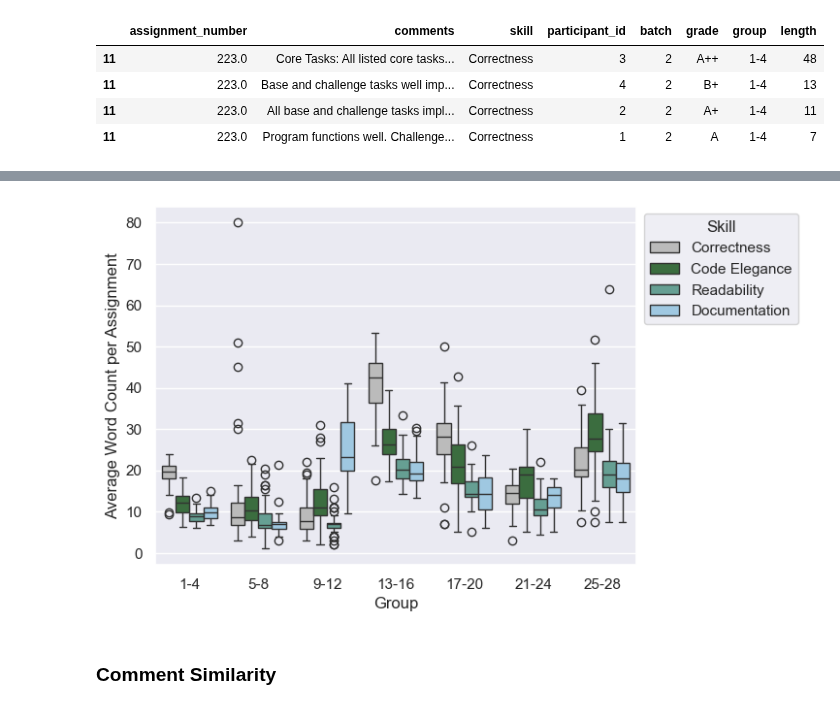
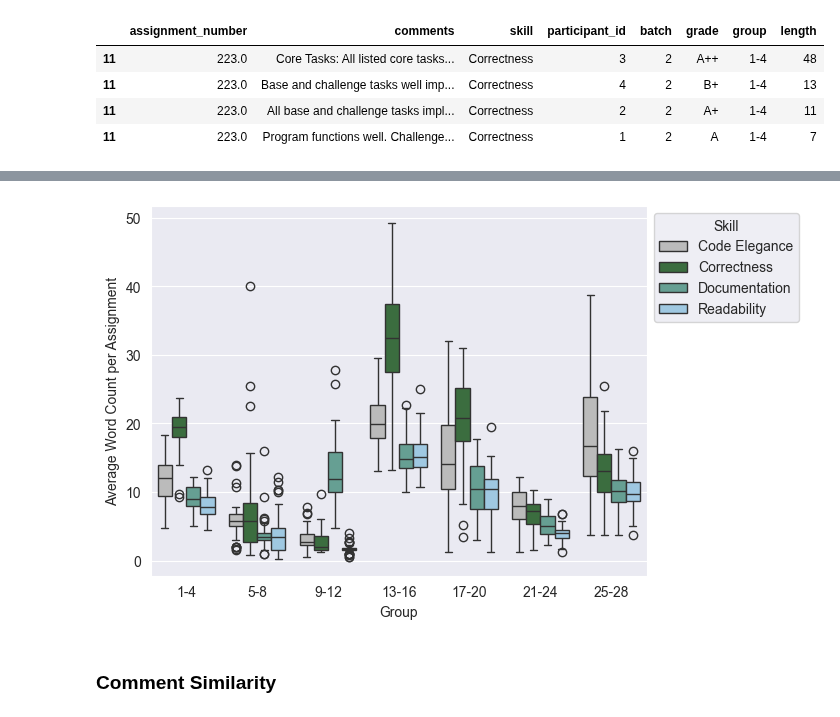
Before and after one commit to m-messer/Consistency_In_Grading_Analysis, a Jupyter notebook: feedback/feedback_inter_consistency.ipynb, the cells around one changed output, grey strips where cells are left out. Drawn from its saved outputs; the diff is of its cells as text; code cells hidden in the pictures.

```diff
--- a/feedback/feedback_inter_consistency.ipynb
+++ b/feedback/feedback_inter_consistency.ipynb
@@ -84,6 +84,8 @@ feedback_df.head()
 ### Length
 # %%
 feedback_df = feedback_df[feedback_df['comments'] != 'No comment supplied']
+feedback_df['comments'] = feedback_df['comments'].fillna('')
+
 feedback_df['length'] = feedback_df['comments'].apply(lambda comment: len(simple_preprocess(comment)))
 
 feedback_df_mean = feedback_df[['group', 'skill', 'assignment_number', 'length']].groupby(['skill', 'group', 'assignment_number'], observed=True).mean().reset_index()
@@ -192,10 +194,10 @@ feedback_df[(feedback_df['group'] == '1-4') &(feedback_df['skill'] == 'Correctne
 # %%
-length_plt = sns.boxplot(feedback_df_mean, x='group', y='length', hue='skill', dodge=True, palette=sns.color_palette([grey, darkgreen, teal, blue]), hue_order=['Correctness', 'Code Elegance', 'Readability', 'Documentation'])
+length_plt = sns.boxplot(feedback_df_mean, x='group', y='length', hue='skill', dodge=True, palette=sns.color_palette([grey, darkgreen, teal, blue]), hue_order=[ 'Code Elegance','Correctness', 'Documentation', 'Readability'])
 length_plt.set(xlabel='Group', ylabel='Average Word Count per Assignment')
 sns.move_legend(length_plt, "upper left", bbox_to_anchor=(1, 1), title='Skill')
 length_plt.get_figure().savefig('plots/inter_rater_length.pdf', bbox_inches='tight')
 # %% [output]
-[figure, old version]
+[figure, new version]
 # %% [markdown]
 ### Comment Similarity
 # %%
```
Also changed, not shown: parts of 10 cells of this notebook, 5 other files.
